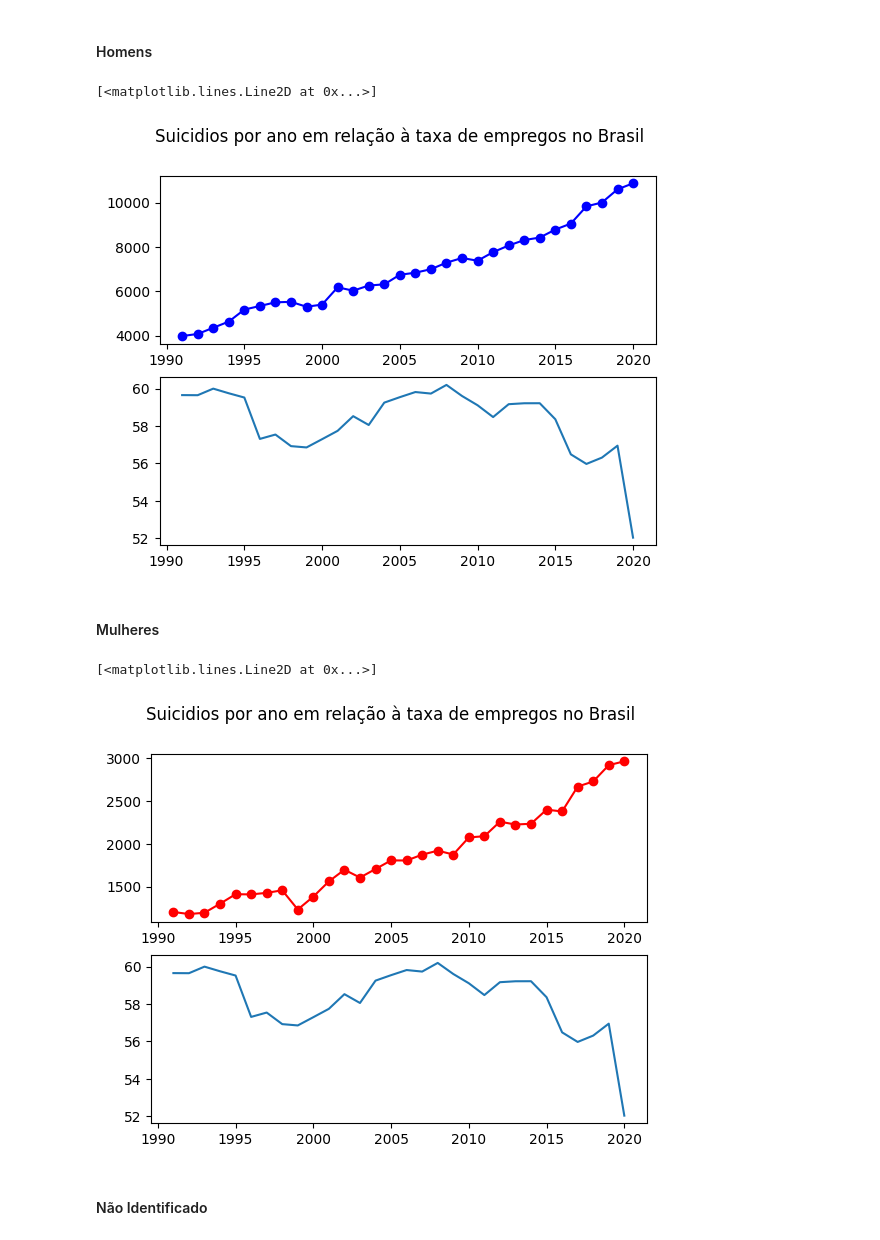
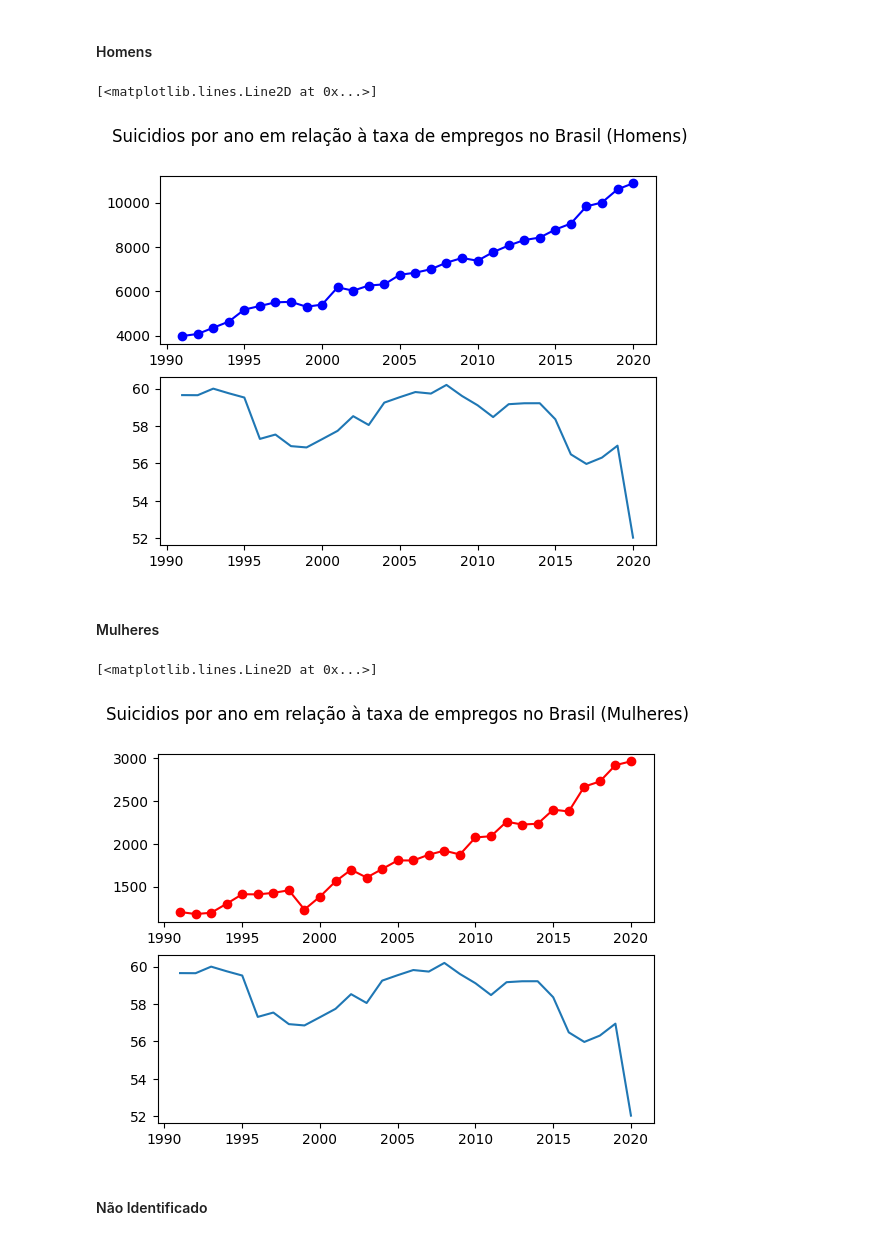
Before and after one commit to matheushstf/suicide_rates_data, a Jupyter notebook: transformation.ipynb, the cells around one changed output. Drawn from its saved outputs; the diff is of its cells as text; code cells hidden in the pictures.

Commit message:
visualização v4

```diff
--- a/transformation.ipynb
+++ b/transformation.ipynb
@@ -83,16 +83,16 @@ dados_unknown = dados[dados['Sex'] == 'Unknown']
 # %%
 x = dados_male['Year']
 y = dados_male['SuicideCount']
 line = dados_male['EmploymentPopulationRatio']
 line2 = dados_male['InflationRate']
 
 fig, axs = plt.subplots(2)
-fig.suptitle('Suicidios por ano em relação à taxa de empregos no Brasil')
+fig.suptitle('Suicidios por ano em relação à taxa de empregos no Brasil (Homens)')
 axs[0].plot(x, y, 'o-b')
 axs[1].plot(x, line)
 # %% [output]
 [<matplotlib.lines.Line2D at 0x...>]
-[figure, old version]
+[figure, new version]
 # %% [markdown]
 #### Mulheres
 # %%
@@ -102,12 +102,12 @@ line = dados_female['EmploymentPopulationRatio']
 
 
 fig, axs = plt.subplots(2)
-fig.suptitle('Suicidios por ano em relação à taxa de empregos no Brasil')
+fig.suptitle('Suicidios por ano em relação à taxa de empregos no Brasil (Mulheres)')
 axs[0].plot(x, y, 'o-r')
 axs[1].plot(x, line)
 # %% [output]
 [<matplotlib.lines.Line2D at 0x...>]
-[figure, old version]
+[figure, new version]
 # %% [markdown]
 #### Não Identificado
 # %%
```
Also changed, not shown: parts of 2 cells of this notebook.
